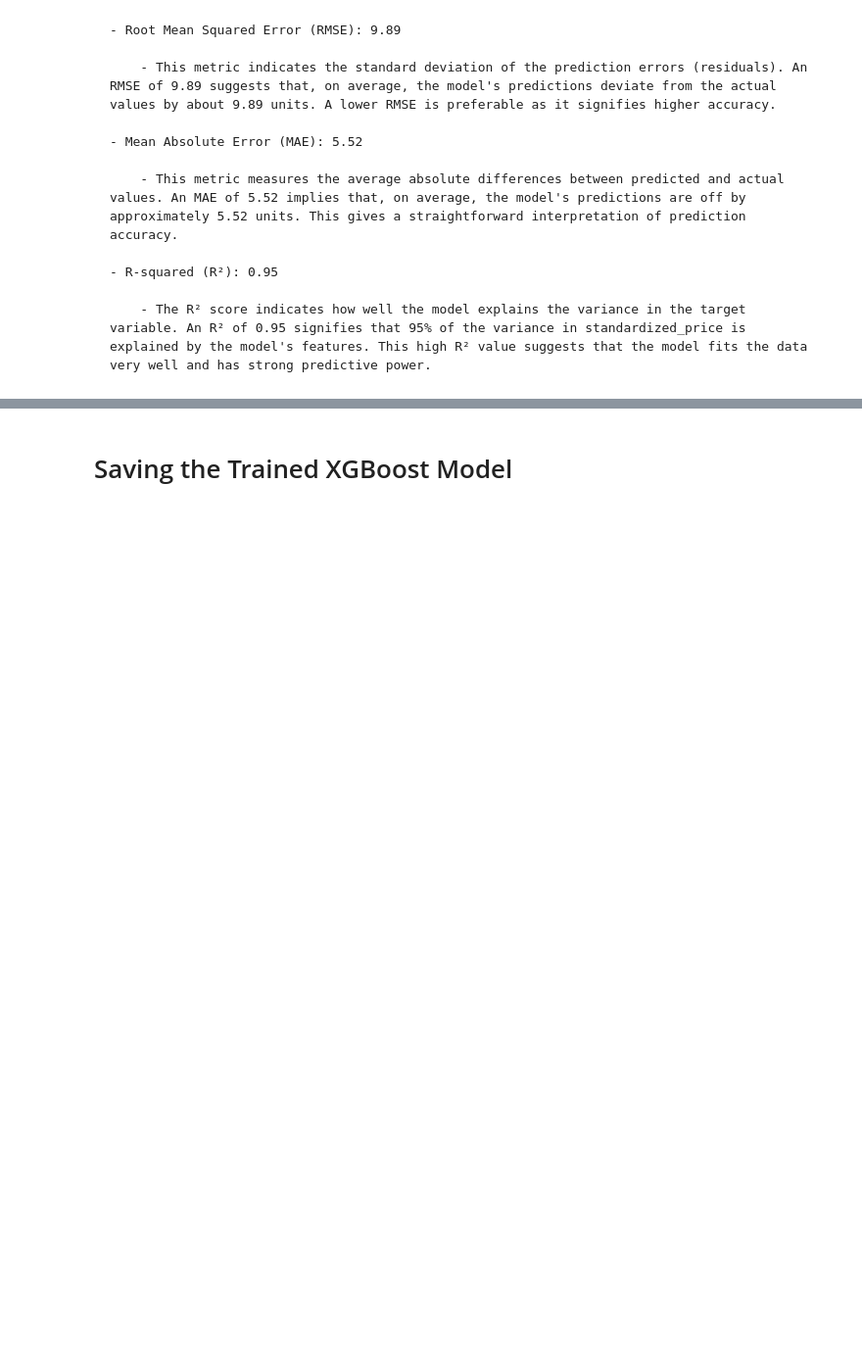
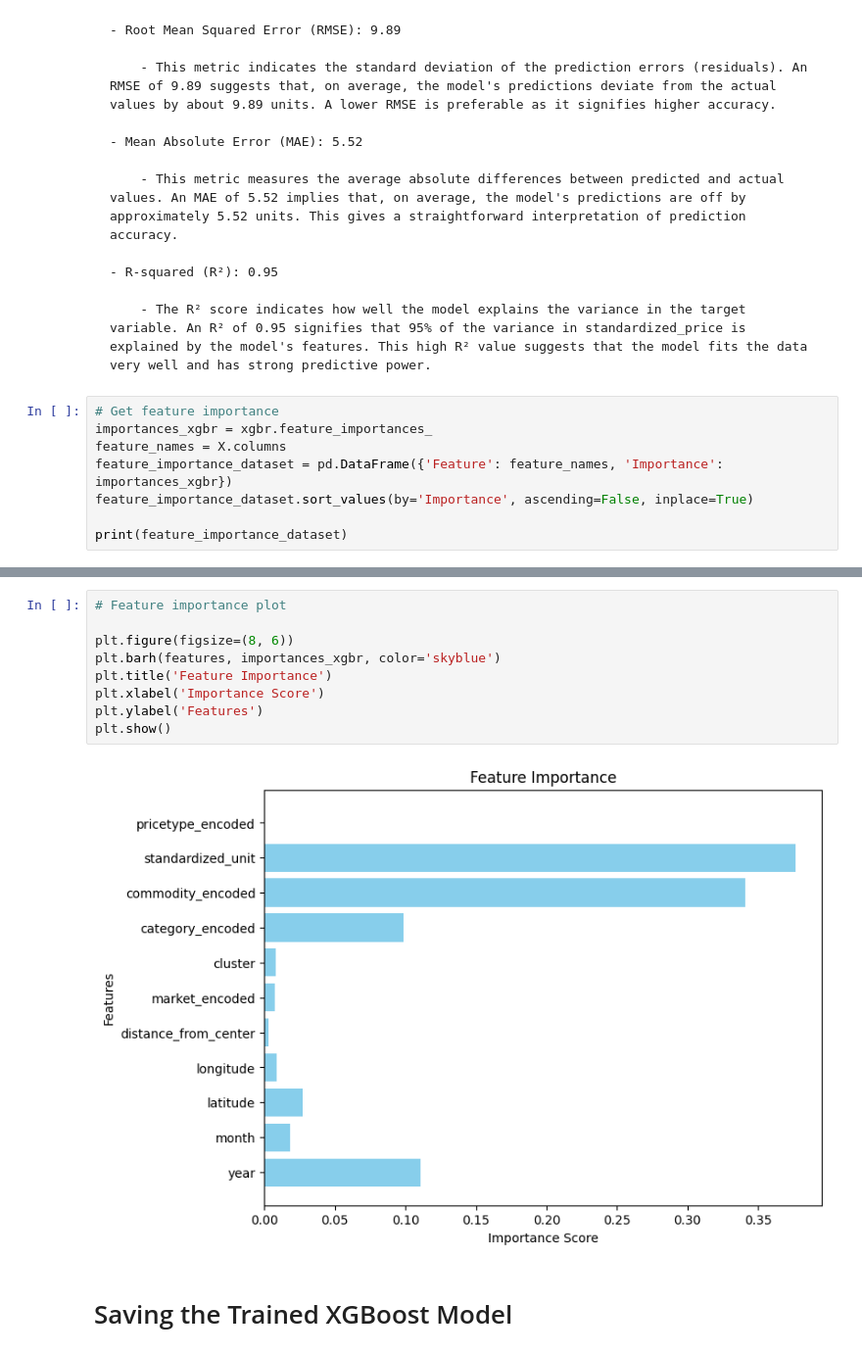
Before and after one commit to myself-aas/Comparative-Analysis-of-Regression-Models-for-Commodity-Price-Prediction, a Jupyter notebook: commodity_price_prediction.ipynb, the cells around one changed output, grey strips where cells are left out. Shown at 98% size. Saved outputs shown, nothing was run; the diff lists cells and outputs as text; blank space fills up the shorter version.

Commit message:
Feature importances updated

```diff
--- a/commodity_price_prediction.ipynb
+++ b/commodity_price_prediction.ipynb
@@ -1012,3 +1012,11 @@ The XGBoost Regressor model shows a strong performance with a high R² value, in
     - R-squared (R²): 0.95
 
         - The R² score indicates how well the model explains the variance in the target variable. An R² of 0.95 signifies that 95% of the variance in standardized_price is explained by the model's features. This high R² value suggests that the model fits the data very well and has strong predictive power.
+# %%
+# Get feature importance
+importances_xgbr = xgbr.feature_importances_
+feature_names = X.columns
+feature_importance_dataset = pd.DataFrame({'Feature': feature_names, 'Importance': importances_xgbr})
+feature_importance_dataset.sort_values(by='Importance', ascending=False, inplace=True)
+
+print(feature_importance_dataset)
@@ -1015,3 +1036,14 @@ The XGBoost Regressor model shows a strong performance with a high R² value, in
+# %%
+# Feature importance plot
+
+plt.figure(figsize=(8, 6))
+plt.barh(features, importances_xgbr, color='skyblue')
+plt.title('Feature Importance')
+plt.xlabel('Importance Score')
+plt.ylabel('Features')
+plt.show()
+# %% [output]
+[figure, added]
 # %% [markdown]
 # Saving the Trained XGBoost Model
 # %%
```
Also changed, not shown: parts of 5 cells of this notebook, 2 other files.
